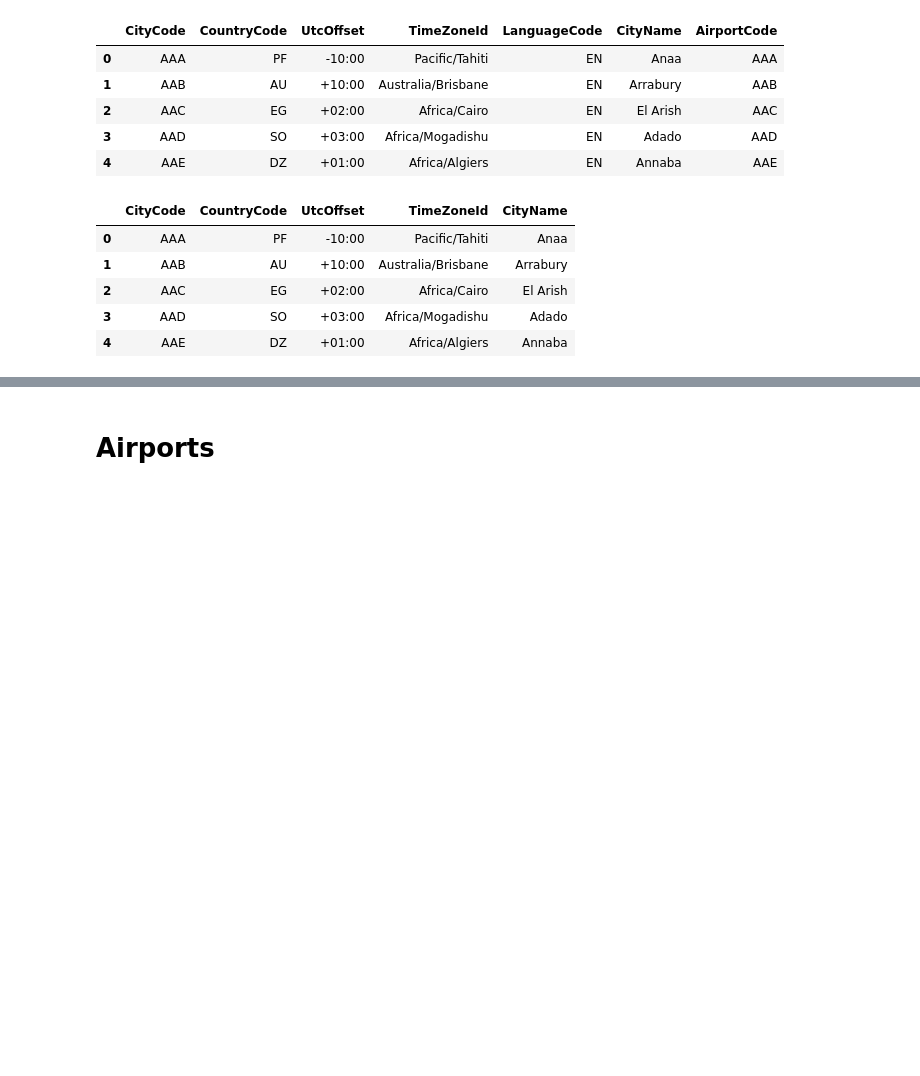
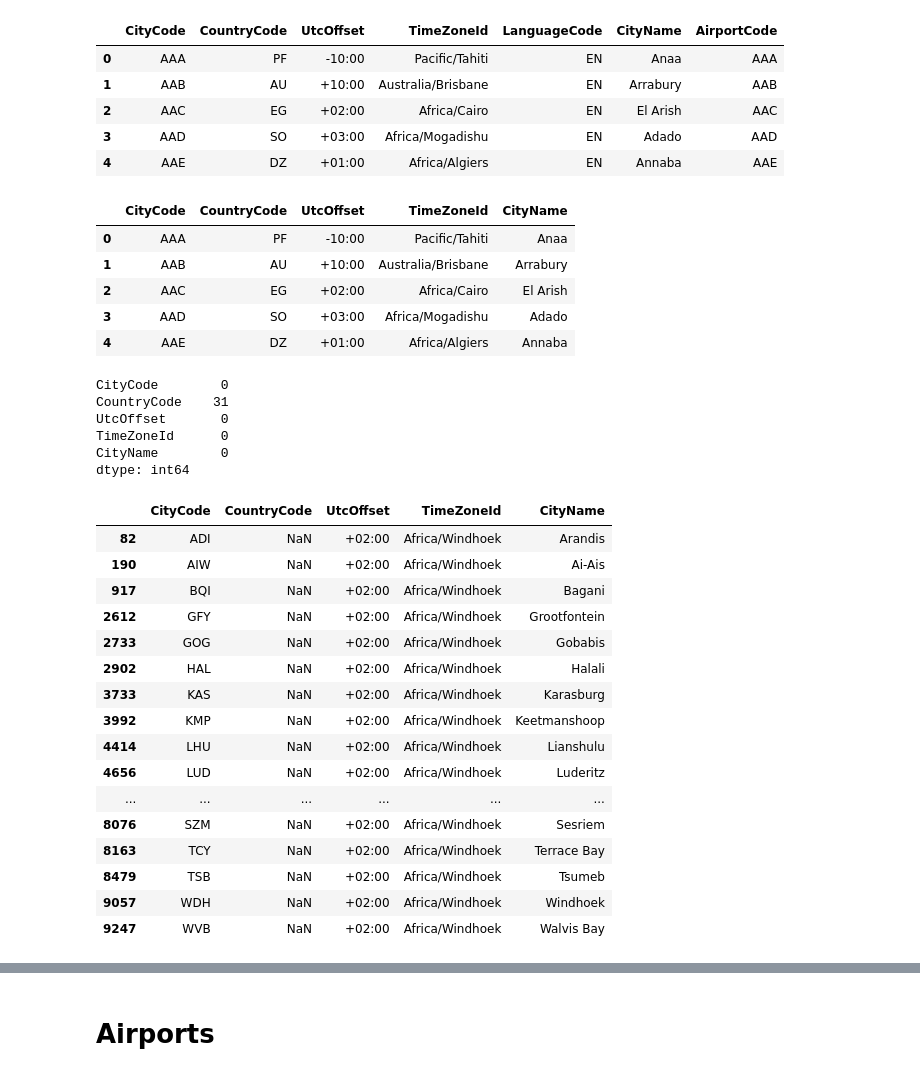
Before and after one commit to mkvph0ch/dst_airlines, a Jupyter notebook: notebooks/clean_lh_data.ipynb, the cells around one changed output, grey strips where cells are left out. Drawn from its saved outputs; the diff is of its cells as text; code cells hidden in the pictures; blank space fills up the shorter version.

```diff
--- a/notebooks/clean_lh_data.ipynb
+++ b/notebooks/clean_lh_data.ipynb
@@ -71,3 +109,32 @@ df_cities_clean.head()
 | 2 | AAC | EG | +02:00 | Africa/Cairo | El Arish |
 | 3 | AAD | SO | +03:00 | Africa/Mogadishu | Adado |
 | 4 | AAE | DZ | +01:00 | Africa/Algiers | Annaba |
+# %%
+df_cities_clean.isna().sum()
+# %% [output]
+CityCode        0
+CountryCode    31
+UtcOffset       0
+TimeZoneId      0
+CityName        0
+dtype: int64
+# %%
+df_cities_clean.loc[df_cities_clean['CountryCode'].isna()]
+# %% [output]
+|  | CityCode | CountryCode | UtcOffset | TimeZoneId | CityName |
+| 82 | ADI | NaN | +02:00 | Africa/Windhoek | Arandis |
+| 190 | AIW | NaN | +02:00 | Africa/Windhoek | Ai-Ais |
+| 917 | BQI | NaN | +02:00 | Africa/Windhoek | Bagani |
+| 2612 | GFY | NaN | +02:00 | Africa/Windhoek | Grootfontein |
+| 2733 | GOG | NaN | +02:00 | Africa/Windhoek | Gobabis |
+| 2902 | HAL | NaN | +02:00 | Africa/Windhoek | Halali |
+| 3733 | KAS | NaN | +02:00 | Africa/Windhoek | Karasburg |
+| 3992 | KMP | NaN | +02:00 | Africa/Windhoek | Keetmanshoop |
+| 4414 | LHU | NaN | +02:00 | Africa/Windhoek | Lianshulu |
+| 4656 | LUD | NaN | +02:00 | Africa/Windhoek | Luderitz |
+| ... | ... | ... | ... | ... | ... |
+| 8076 | SZM | NaN | +02:00 | Africa/Windhoek | Sesriem |
+| 8163 | TCY | NaN | +02:00 | Africa/Windhoek | Terrace Bay |
+| 8479 | TSB | NaN | +02:00 | Africa/Windhoek | Tsumeb |
+| 9057 | WDH | NaN | +02:00 | Africa/Windhoek | Windhoek |
+| 9247 | WVB | NaN | +02:00 | Africa/Windhoek | Walvis Bay |
```
Also changed, not shown: parts of 31 cells of this notebook, 5 other files.
